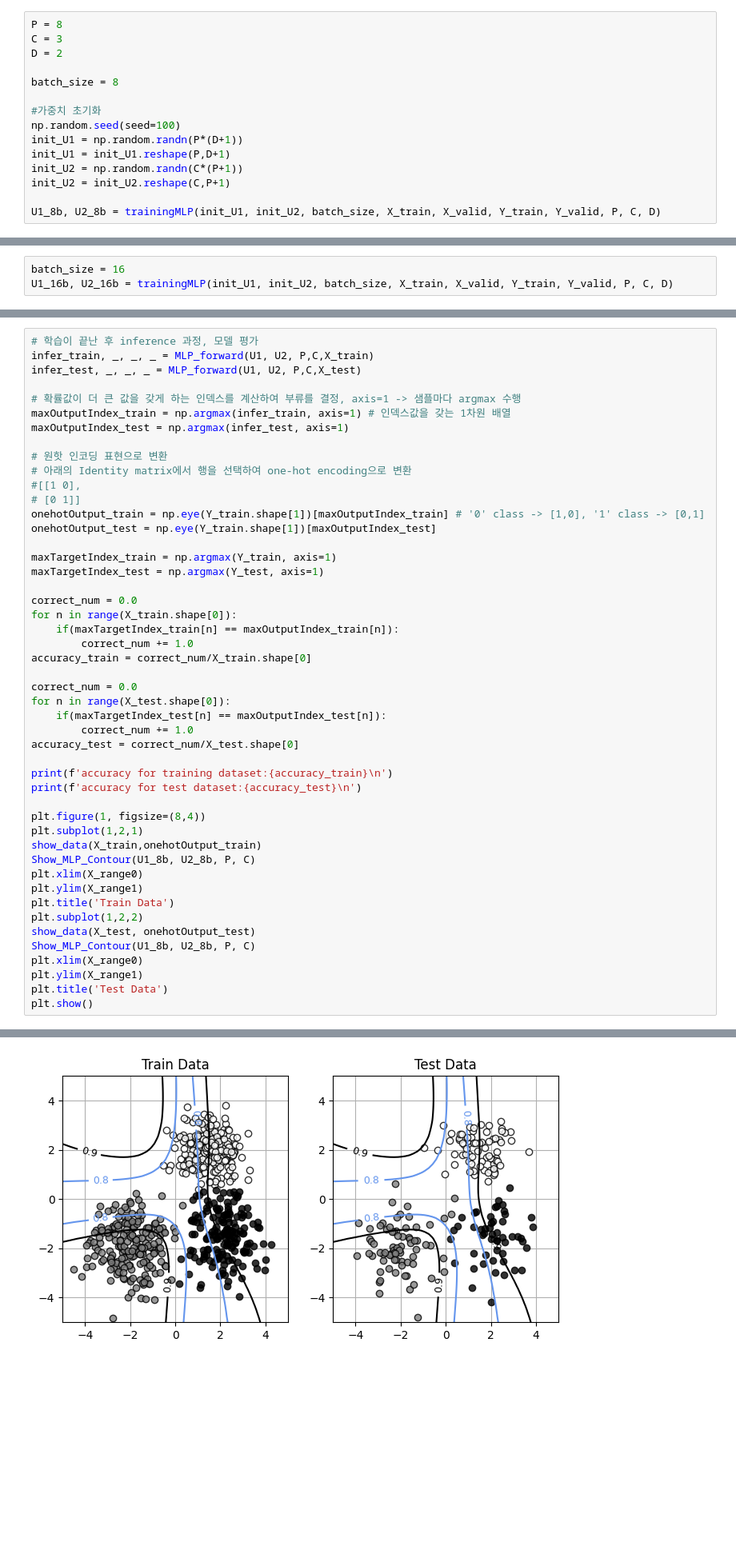
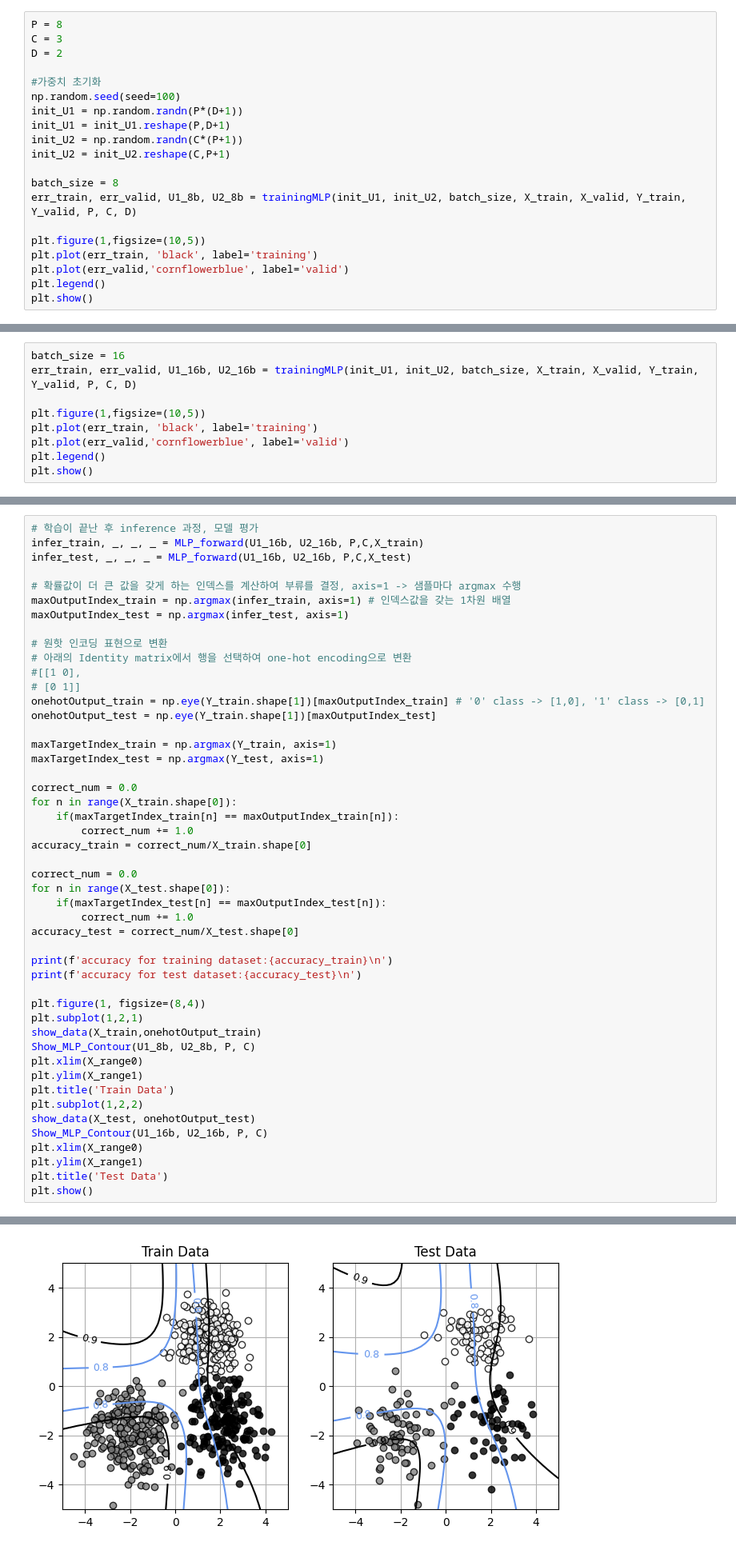
Before and after one commit to gjlee0802/ssu-deep-learning, a Jupyter notebook: hw02/hw02-4.ipynb, the cells around one changed output, grey strips where cells are left out. Shown at 80% size. Saved outputs shown, nothing was run; the diff lists cells and outputs as text; blank space fills up the shorter version.

```diff
--- a/hw02/hw02-4.ipynb
+++ b/hw02/hw02-4.ipynb
@@ -237,8 +240,6 @@ def trainingMLP(U1_input, U2_input, batch_size, X_train, X_valid, Y_train, Y_val
 P = 8
 C = 3
 D = 2
-
-batch_size = 8
 
 #가중치 초기화
 np.random.seed(seed=100)
@@ -247,7 +248,14 @@ init_U1 = init_U1.reshape(P,D+1)
 init_U2 = np.random.randn(C*(P+1))
 init_U2 = init_U2.reshape(C,P+1)
 
-U1_8b, U2_8b = trainingMLP(init_U1, init_U2, batch_size, X_train, X_valid, Y_train, Y_valid, P, C, D)
+batch_size = 8
+err_train, err_valid, U1_8b, U2_8b = trainingMLP(init_U1, init_U2, batch_size, X_train, X_valid, Y_train, Y_valid, P, C, D)
+
+plt.figure(1,figsize=(10,5))
+plt.plot(err_train, 'black', label='training')
+plt.plot(err_valid,'cornflowerblue', label='valid')
+plt.legend()
+plt.show()
 # %% [output]
 The number of Epoch:0000
 
@@ -269,7 +277,13 @@ The number of Epoch:0002
 [figure]
 # %%
 batch_size = 16
-U1_16b, U2_16b = trainingMLP(init_U1, init_U2, batch_size, X_train, X_valid, Y_train, Y_valid, P, C, D)
+err_train, err_valid, U1_16b, U2_16b = trainingMLP(init_U1, init_U2, batch_size, X_train, X_valid, Y_train, Y_valid, P, C, D)
+
+plt.figure(1,figsize=(10,5))
+plt.plot(err_train, 'black', label='training')
+plt.plot(err_valid,'cornflowerblue', label='valid')
+plt.legend()
+plt.show()
 # %% [output]
 The number of Epoch:0000
 
@@ -332,8 +352,8 @@ def Show_MLP_Contour(U1, U2, P, C):
     plt.ylim(X_range1)
 # %%
 # 학습이 끝난 후 inference 과정, 모델 평가
-infer_train, _, _, _ = MLP_forward(U1, U2, P,C,X_train)
-infer_test, _, _, _ = MLP_forward(U1, U2, P,C,X_test)
+infer_train, _, _, _ = MLP_forward(U1_16b, U2_16b, P,C,X_train)
+infer_test, _, _, _ = MLP_forward(U1_16b, U2_16b, P,C,X_test)
 
 # 확률값이 더 큰 값을 갖게 하는 인덱스를 계산하여 부류를 결정, axis=1 -> 샘플마다 argmax 수행
 maxOutputIndex_train = np.argmax(infer_train, axis=1) # 인덱스값을 갖는 1차원 배열
@@ -354,32 +374,32 @@ for n in range(X_train.shape[0]):
     if(maxTargetIndex_train[n] == maxOutputIndex_train[n]):
         correct_num += 1.0
 accuracy_train = correct_num/X_train.shape[0]
 
 correct_num = 0.0
 for n in range(X_test.shape[0]):
     if(maxTargetIndex_test[n] == maxOutputIndex_test[n]):
         correct_num += 1.0
 accuracy_test = correct_num/X_test.shape[0]
 
 print(f'accuracy for training dataset:{accuracy_train}\n')
 print(f'accuracy for test dataset:{accuracy_test}\n')
 
 plt.figure(1, figsize=(8,4))
 plt.subplot(1,2,1)
 show_data(X_train,onehotOutput_train)
 Show_MLP_Contour(U1_8b, U2_8b, P, C)
 plt.xlim(X_range0)
 plt.ylim(X_range1)
 plt.title('Train Data')
 plt.subplot(1,2,2)
 show_data(X_test, onehotOutput_test)
-Show_MLP_Contour(U1_8b, U2_8b, P, C)
+Show_MLP_Contour(U1_16b, U2_16b, P, C)
 plt.xlim(X_range0)
 plt.ylim(X_range1)
 plt.title('Test Data')
 plt.show()
 # %% [output]
 accuracy for training dataset:0.9816666666666667
 
 accuracy for test dataset:0.975
-[figure, old version]
+[figure, new version]
```
Also changed, not shown: parts of 4 cells of this notebook.
